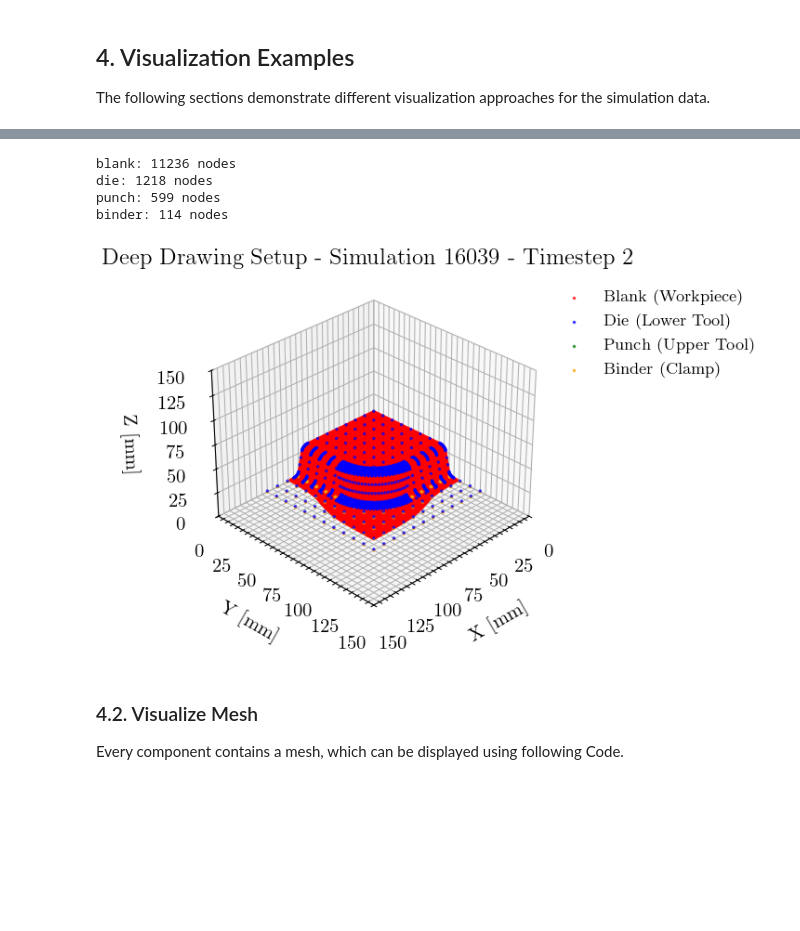
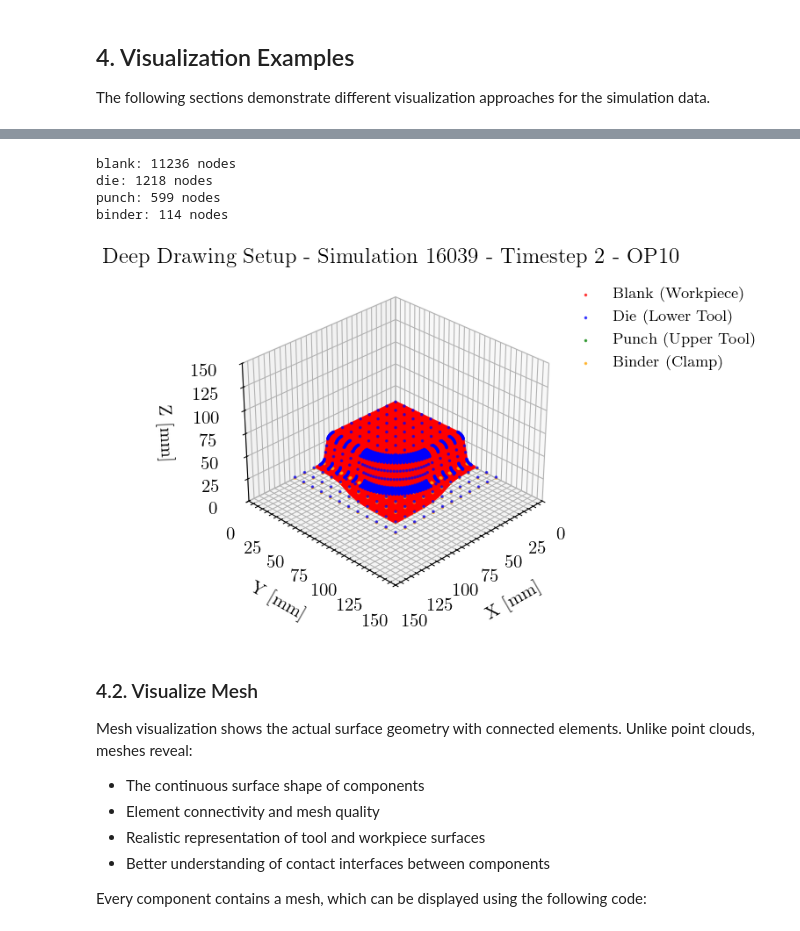
Before and after one commit to BaumSebastian/DDACS, a Jupyter notebook: examples/dataset_demo.ipynb, the cells around one changed output, grey strips where cells are left out. Saved outputs shown, nothing was run; the diff lists cells and outputs as text; code cells hidden in the pictures; blank space fills up the shorter version.

```diff
--- a/examples/dataset_demo.ipynb
+++ b/examples/dataset_demo.ipynb
@@ -234,39 +239,49 @@ Every component contains a point cloud, which can be displayed using following C
 # %%
-# Final timestep of forming.
-FINAL_FORMING_TIMESTEP=2
+# Variables
+FINAL_FORMING_TIMESTEP=2 # The last time step of the forming operation where the tools and blank exist.
 
-# Visualize complete forming setup
 fig = plt.figure(figsize=FIGURE_SIZE, dpi=FIGURE_DPI)
 ax = fig.add_subplot(111, projection='3d')
 
 for component in COMPONENT_COLORS.keys():
     try:
+        # Get point cloud information
         coords = extract_point_cloud(h5_path, component, timestep=FINAL_FORMING_TIMESTEP)
         ax.scatter(coords[:, 0], coords[:, 1], coords[:, 2],
                   c=COMPONENT_COLORS[component], label=COMPONENT_NAMES[component],
                   s=0.5, alpha=0.7)
         print(f"{component}: {coords.shape[0]} nodes")
     except Exception as e:
         print(f"Could not load {component}: {e}")
 
-ax.set_title(f'Deep Drawing Setup - Simulation {sim_id} - Timestep {FINAL_FORMING_TIMESTEP}')
+ax.set_title(f'Deep Drawing Setup - Simulation {sim_id} - Timestep {FINAL_FORMING_TIMESTEP} - OP10')
+
 ax.set_xlabel('X [mm]')
 ax.set_ylabel('Y [mm]')
 ax.set_zlabel('Z [mm]')
+
 ax.set_xlim(AXIS_LIMITS)
 ax.set_ylim(AXIS_LIMITS)
 ax.set_zlim(AXIS_LIMITS)
 ax.view_init(VIEW_ELEVATION, VIEW_AZIMUTH)
+
 ax.legend(bbox_to_anchor=(1, 1), loc='upper left', fontsize='small')
+
 plt.tight_layout()
 plt.show()
 # %% [output]
 blank: 11236 nodes
 die: 1218 nodes
 punch: 599 nodes
 binder: 114 nodes
-[figure, old version]
+[figure, new version]
-# %% [markdown]
-### 4.2. Visualize Mesh
-Every component contains a mesh, which can be displayed using following Code.
+# %% [markdown]
+### 4.2. Visualize Mesh
+Mesh visualization shows the actual surface geometry with connected elements. Unlike point clouds, meshes reveal:
+  - The continuous surface shape of components
+  - Element connectivity and mesh quality
+  - Realistic representation of tool and workpiece surfaces
+  - Better understanding of contact interfaces between components
+
+Every component contains a mesh, which can be displayed using the following code:
 # %%
```
Also changed, not shown: parts of 22 cells of this notebook, 1 other file.
